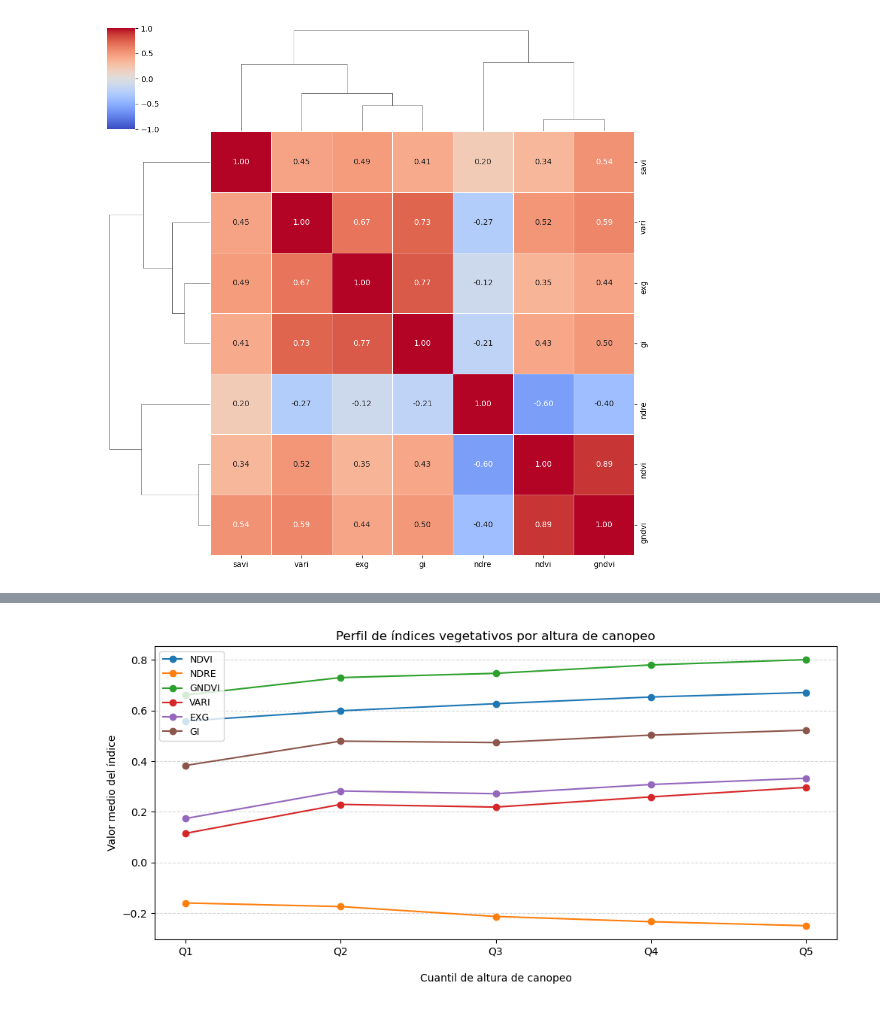
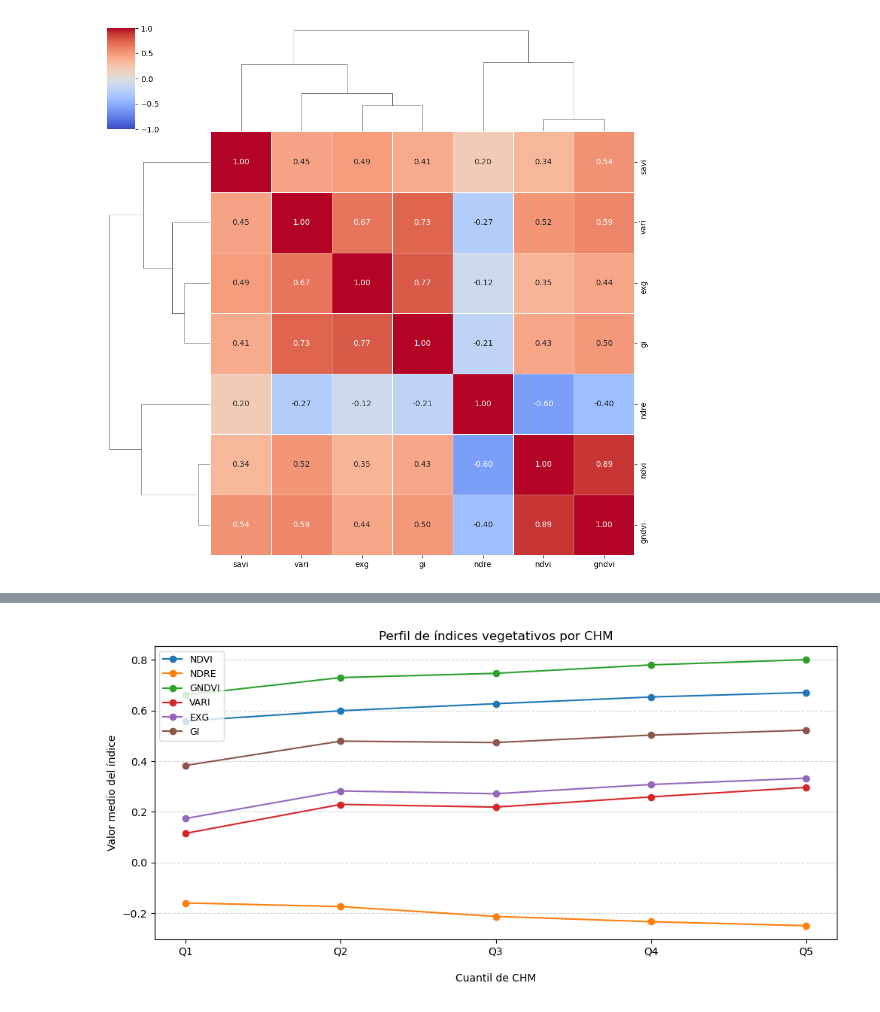
Before and after one commit to Mati279/Soybean-Phenotyping-Pipeline, a Jupyter notebook: notebooks/EDA.ipynb, the cells around one changed output, grey strips where cells are left out. Drawn from its saved outputs; the diff is of its cells as text; code cells hidden in the pictures.

```diff
--- a/notebooks/EDA.ipynb
+++ b/notebooks/EDA.ipynb
@@ -81,7 +81,7 @@ Alineación espacial del DSM completada.
 df_features = EspacioCaracteristicas.construir_espacio(
     resultados_pipeline=resultado,
     nombres_bandas_ms=['Verde', 'Rojo', 'Borde_Rojo', 'Infrarrojo_Cercano'],
-    nombres_bandas_rgb=['Rojo_Vis', 'Verde_Vis', 'Azul_Vis']
+    nombres_bandas_rgb=['Rojo_rgb', 'Verde_rgb', 'Azul_rgb']
 )
 
 display(df_features.head())
@@ -239,24 +210,24 @@ plt.show()
 # %%
-# Comportamiento de índices según altura de canopeo.
+# Comportamiento de índices según CHM.
 indices_para_perfil = ['ndvi', 'ndre', 'gndvi', 'vari', 'exg', 'gi']
 
 df_chm = df_features.dropna(subset=['chm'] + indices_para_perfil).copy()
 df_chm['cuantil_chm'] = pd.qcut(df_chm['chm'], q=5, labels=[
     'Q1\n', 'Q2', 'Q3', 'Q4', 'Q5\n'
 ])
 
 perfil = df_chm.groupby('cuantil_chm', observed=True)[indices_para_perfil].mean()
 
 fig, ax = plt.subplots(figsize=(10, 5))
 for col in indices_para_perfil:
     ax.plot(perfil.index, perfil[col], marker='o', label=col.upper())
 
-ax.set_xlabel("Cuantil de altura de canopeo")
+ax.set_xlabel("Cuantil de CHM")
 ax.set_ylabel("Valor medio del índice")
-ax.set_title("Perfil de índices vegetativos por altura de canopeo")
+ax.set_title("Perfil de índices vegetativos por CHM")
 ax.legend(loc='upper left', fontsize=9)
 ax.grid(axis='y', linestyle='--', alpha=0.5)
 plt.tight_layout()
 plt.show()
 # %% [output]
-[figure, old version]
+[figure, new version]
```
Also changed, not shown: parts of 5 cells of this notebook, 1 other file.
